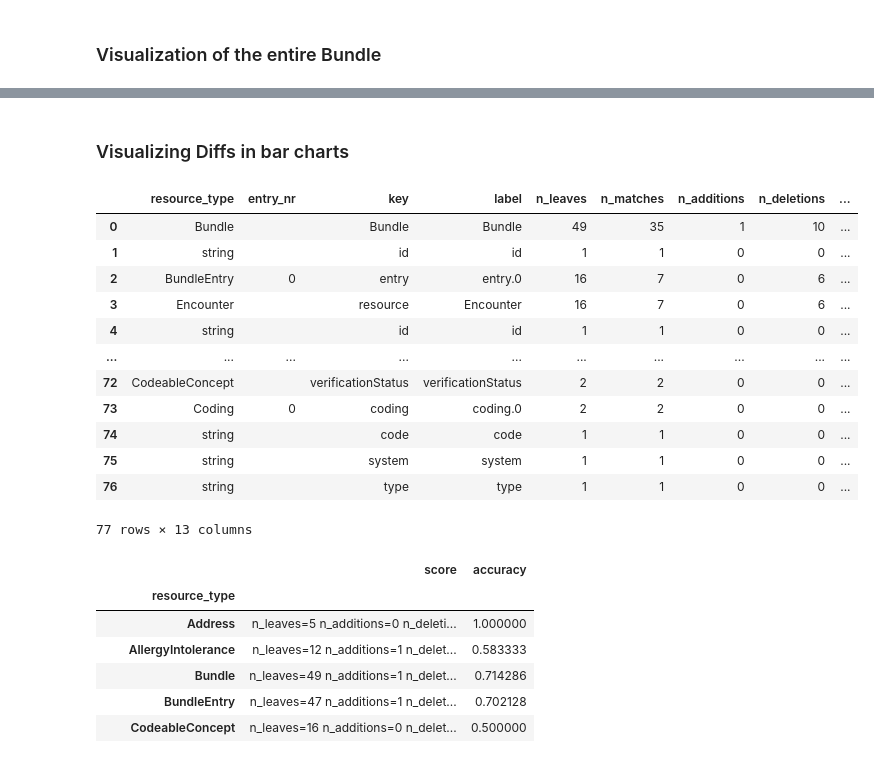
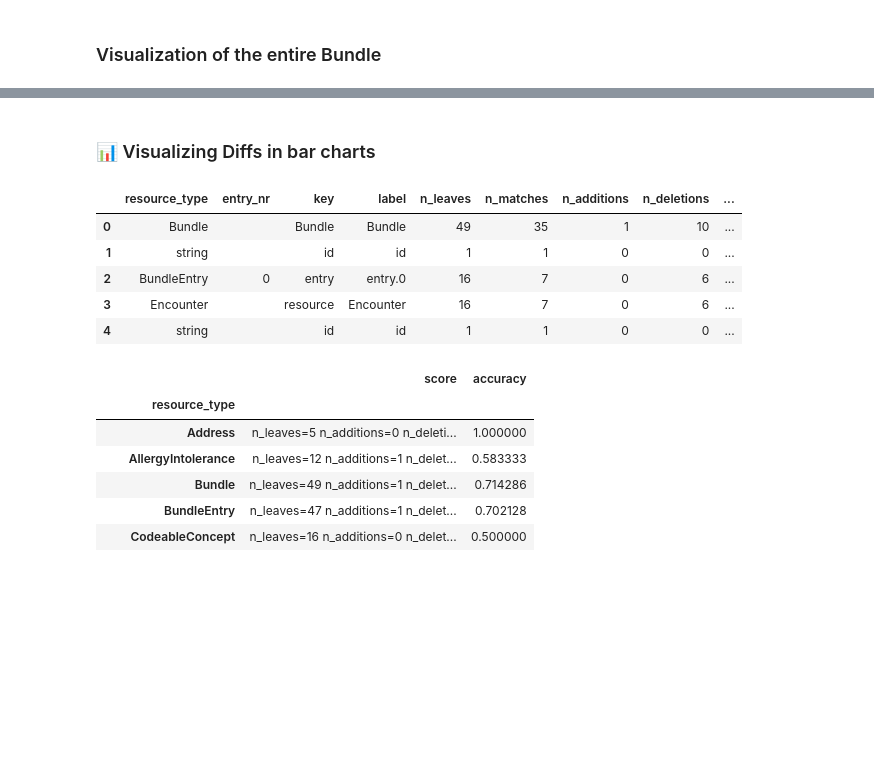
Before and after one commit to HealthSage-AI/healthsage-ai-llm, a Jupyter notebook: Quality inspection.ipynb, the cells around one changed output, grey strips where cells are left out. Cells and saved outputs as stored; diff of their text form; code cells hidden in the pictures; blank space fills up the shorter version.

```diff
--- a/Quality inspection.ipynb
+++ b/Quality inspection.ipynb
@@ -155,25 +229,18 @@ show_diff(diff)
 # %% [output]
 [interactive output not drawn]
 # %% [markdown]
-### Visualizing Diffs in bar charts
+### 📊 Visualizing Diffs in bar charts
 # %%
 df = diff_to_dataframe(diff)
 # %%
-df
+df.head()
 # %% [output]
 |  | resource_type | entry_nr | key | label | n_leaves | n_matches | n_additions | n_deletions | ... |
 | 0 | Bundle |  | Bundle | Bundle | 49 | 35 | 1 | 10 | ... |
 | 1 | string |  | id | id | 1 | 1 | 0 | 0 | ... |
 | 2 | BundleEntry | 0 | entry | entry.0 | 16 | 7 | 0 | 6 | ... |
 | 3 | Encounter |  | resource | Encounter | 16 | 7 | 0 | 6 | ... |
 | 4 | string |  | id | id | 1 | 1 | 0 | 0 | ... |
-| ... | ... | ... | ... | ... | ... | ... | ... | ... | ... |
-| 72 | CodeableConcept |  | verificationStatus | verificationStatus | 2 | 2 | 0 | 0 | ... |
-| 73 | Coding | 0 | coding | coding.0 | 2 | 2 | 0 | 0 | ... |
-| 74 | string |  | code | code | 1 | 1 | 0 | 0 | ... |
-| 75 | string |  | system | system | 1 | 1 | 0 | 0 | ... |
-| 76 | string |  | type | type | 1 | 1 | 0 | 0 | ... |
-77 rows × 13 columns
 # %%
 scores_per_type = df[['resource_type','score']].groupby('resource_type').sum()
 # %%
```
Also changed, not shown: parts of 31 cells of this notebook, 6 other files.
